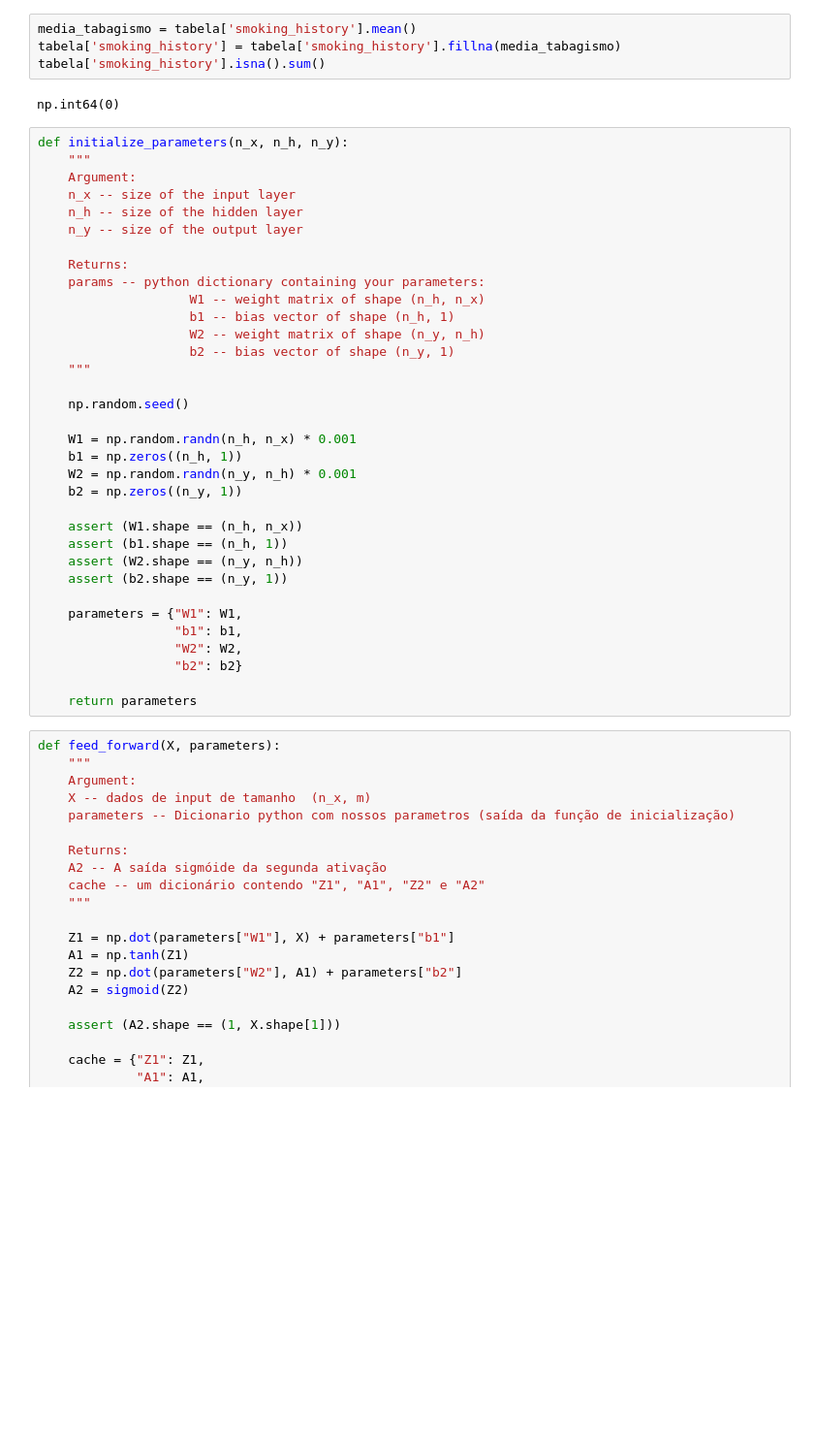
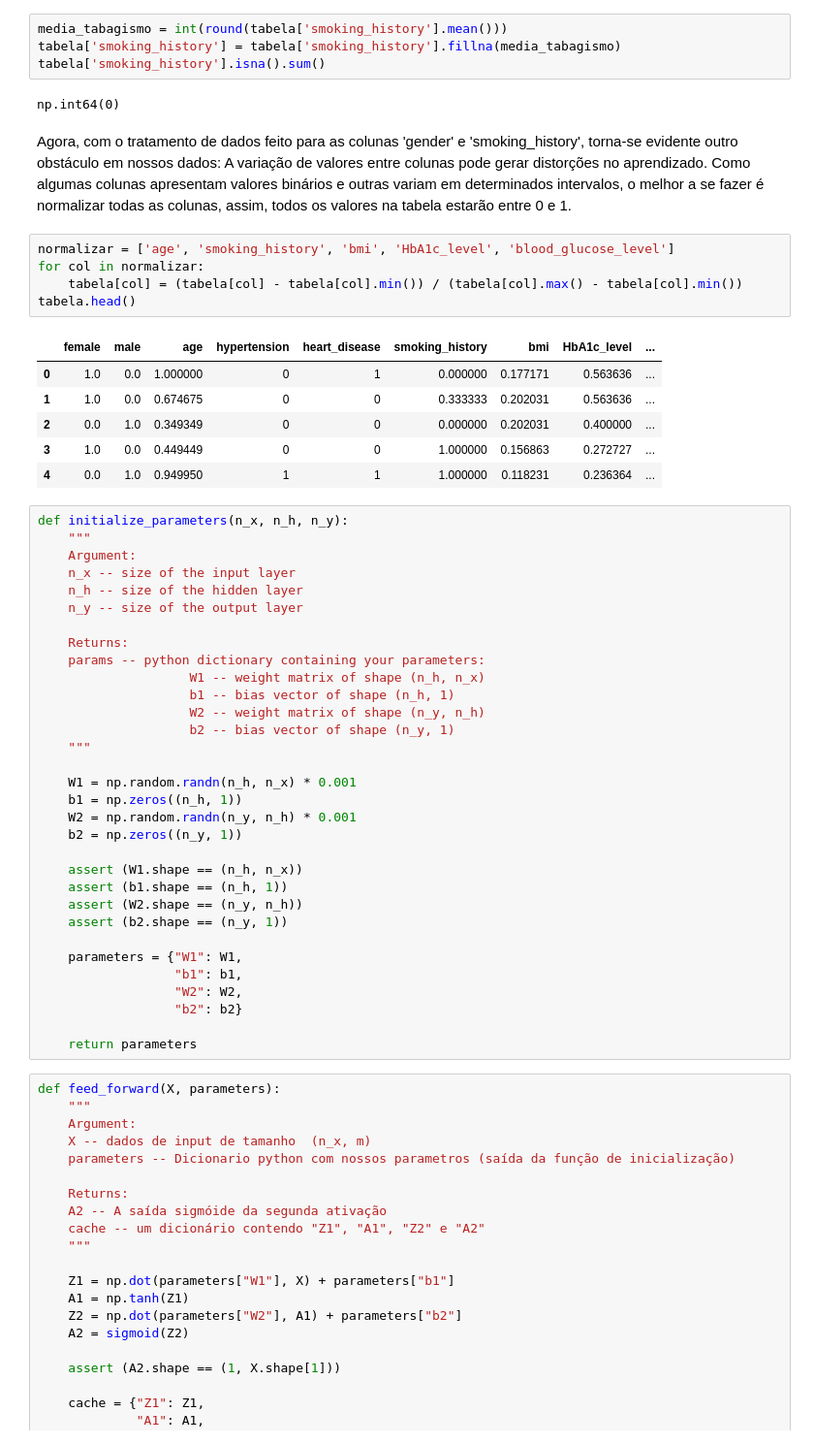
Before and after one commit to rianferreiralcs/Trabalho_Rede_Neural, a Jupyter notebook: Trabalho_A3_Marco.ipynb, the cells around one changed output. Shown at 97% size. Cells and saved outputs as stored; diff of their text form; blank space fills up the shorter version.

```diff
--- a/Trabalho_A3_Marco.ipynb
+++ b/Trabalho_A3_Marco.ipynb
@@ -69,9 +95,23 @@ A estratégia de preenchimento adotada será a utilização da média de todos o
 # %%
-media_tabagismo = tabela['smoking_history'].mean()
+media_tabagismo = int(round(tabela['smoking_history'].mean()))
 tabela['smoking_history'] = tabela['smoking_history'].fillna(media_tabagismo)
 tabela['smoking_history'].isna().sum()
 # %% [output]
 np.int64(0)
+# %% [markdown]
+Agora, com o tratamento de dados feito para as colunas 'gender' e 'smoking_history', torna-se evidente outro obstáculo em nossos dados: A variação de valores entre colunas pode gerar distorções no aprendizado. Como algumas colunas apresentam valores binários e outras variam em determinados intervalos, o melhor a se fazer é normalizar todas as colunas, assim, todos os valores na tabela estarão entre 0 e 1.
+# %%
+normalizar = ['age', 'smoking_history', 'bmi', 'HbA1c_level', 'blood_glucose_level']
+for col in normalizar:
+    tabela[col] = (tabela[col] - tabela[col].min()) / (tabela[col].max() - tabela[col].min())
+tabela.head()
+# %% [output]
+|  | female | male | age | hypertension | heart_disease | smoking_history | bmi | HbA1c_level | ... |
+| 0 | 1.0 | 0.0 | 1.000000 | 0 | 1 | 0.000000 | 0.177171 | 0.563636 | ... |
+| 1 | 1.0 | 0.0 | 0.674675 | 0 | 0 | 0.333333 | 0.202031 | 0.563636 | ... |
+| 2 | 0.0 | 1.0 | 0.349349 | 0 | 0 | 0.000000 | 0.202031 | 0.400000 | ... |
+| 3 | 1.0 | 0.0 | 0.449449 | 0 | 0 | 1.000000 | 0.156863 | 0.272727 | ... |
+| 4 | 0.0 | 1.0 | 0.949950 | 1 | 1 | 1.000000 | 0.118231 | 0.236364 | ... |
 # %%
 def initialize_parameters(n_x, n_h, n_y):
     """
@@ -87,8 +127,6 @@ def initialize_parameters(n_x, n_h, n_y):
                     W2 -- weight matrix of shape (n_y, n_h)
                     b2 -- bias vector of shape (n_y, 1)
     """
-
-    np.random.seed()
 
     W1 = np.random.randn(n_h, n_x) * 0.001
     b1 = np.zeros((n_h, 1))
```
Also changed, not shown: parts of 18 cells of this notebook.
